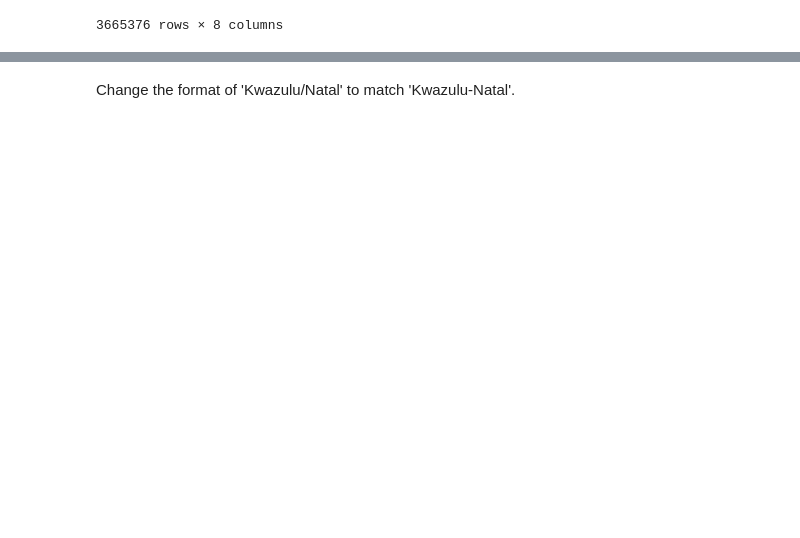
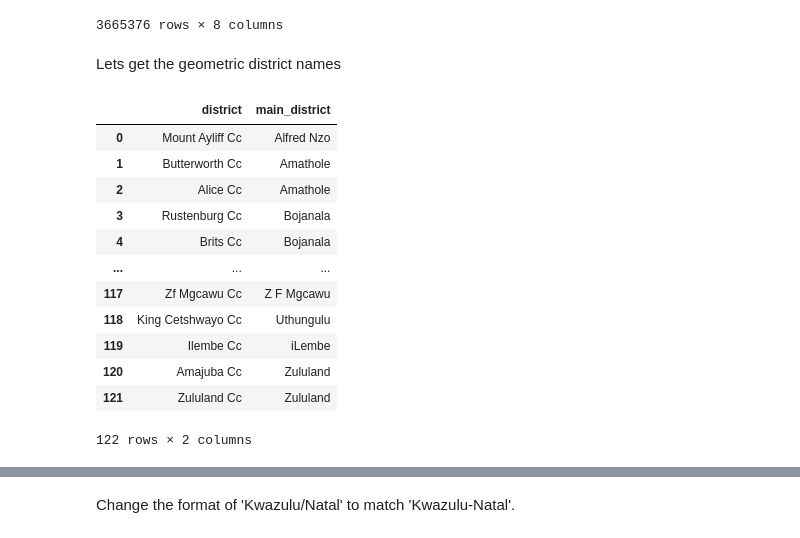
Before and after one commit to OmdenaAI/south-africa-chapter-mapping-urban-v, a Jupyter notebook: src/tasks/task4-eda-visualization/geospatial/sa_yearly_by_province.ipynb, the cells around one changed output, grey strips where cells are left out. Cells and saved outputs as stored; diff of their text form; code cells hidden in the pictures; blank space fills up the shorter version.

```diff
--- a/src/tasks/task4-eda-visualization/geospatial/sa_yearly_by_province.ipynb
+++ b/src/tasks/task4-eda-visualization/geospatial/sa_yearly_by_province.ipynb
@@ -89,3 +89,23 @@ df
 | 3665374 | Protea Glen | Gauteng | Soweto West Cc | Truck hijacking | Nov-21 | 0 | -26.27697 | 27.83896 |
 | 3665375 | Protea Glen | Gauteng | Soweto West Cc | Truck hijacking | Dec-21 | 0 | -26.27697 | 27.83896 |
 3665376 rows × 8 columns
+# %% [markdown]
+Lets get the geometric district names
+# %%
+df2 = pd.read_csv('district_municipals.csv')
+df2  = pd.DataFrame(df2[['district', 'main_district']])
+df2
+# %% [output]
+|  | district | main_district |
+| 0 | Mount Ayliff Cc | Alfred Nzo |
+| 1 | Butterworth Cc | Amathole |
+| 2 | Alice Cc | Amathole |
+| 3 | Rustenburg Cc | Bojanala |
+| 4 | Brits Cc | Bojanala |
+| ... | ... | ... |
+| 117 | Zf Mgcawu Cc | Z F Mgcawu |
+| 118 | King Cetshwayo Cc | Uthungulu |
+| 119 | Ilembe Cc | iLembe |
+| 120 | Amajuba Cc | Zululand |
+| 121 | Zululand Cc | Zululand |
+122 rows × 2 columns
```
Also changed, not shown: parts of 14 cells of this notebook, 1 other file.
